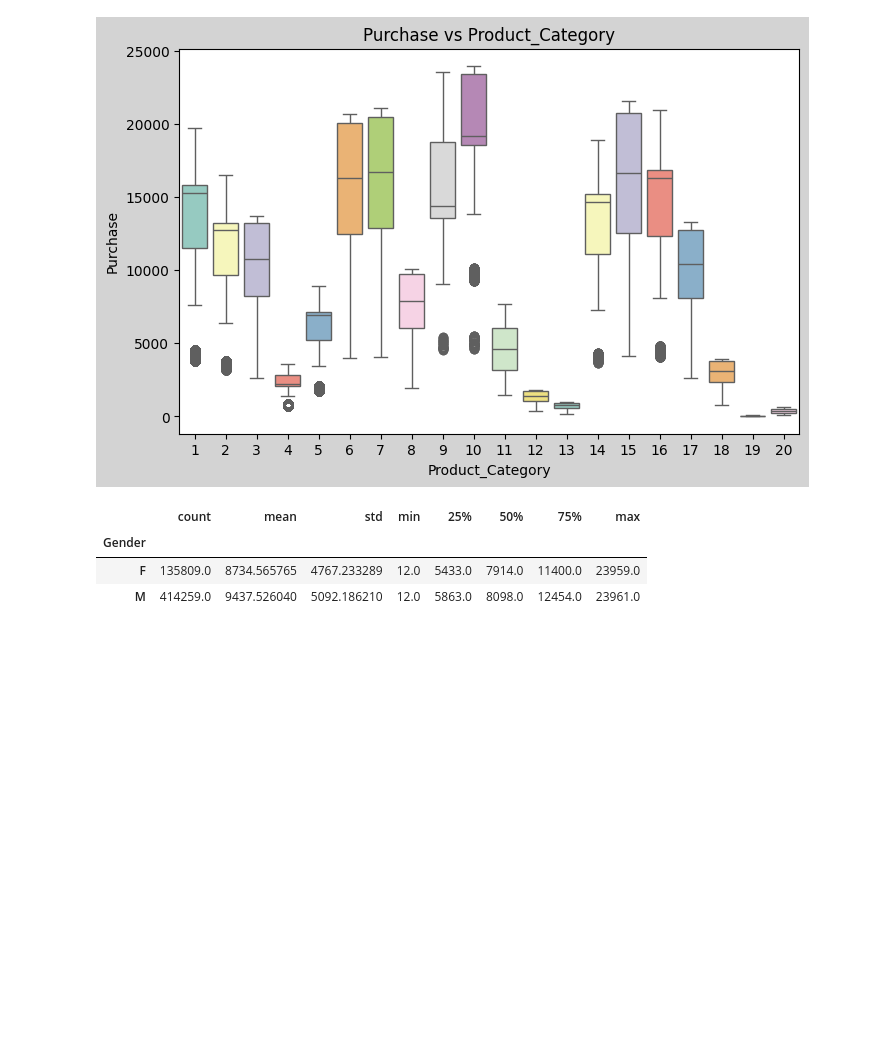
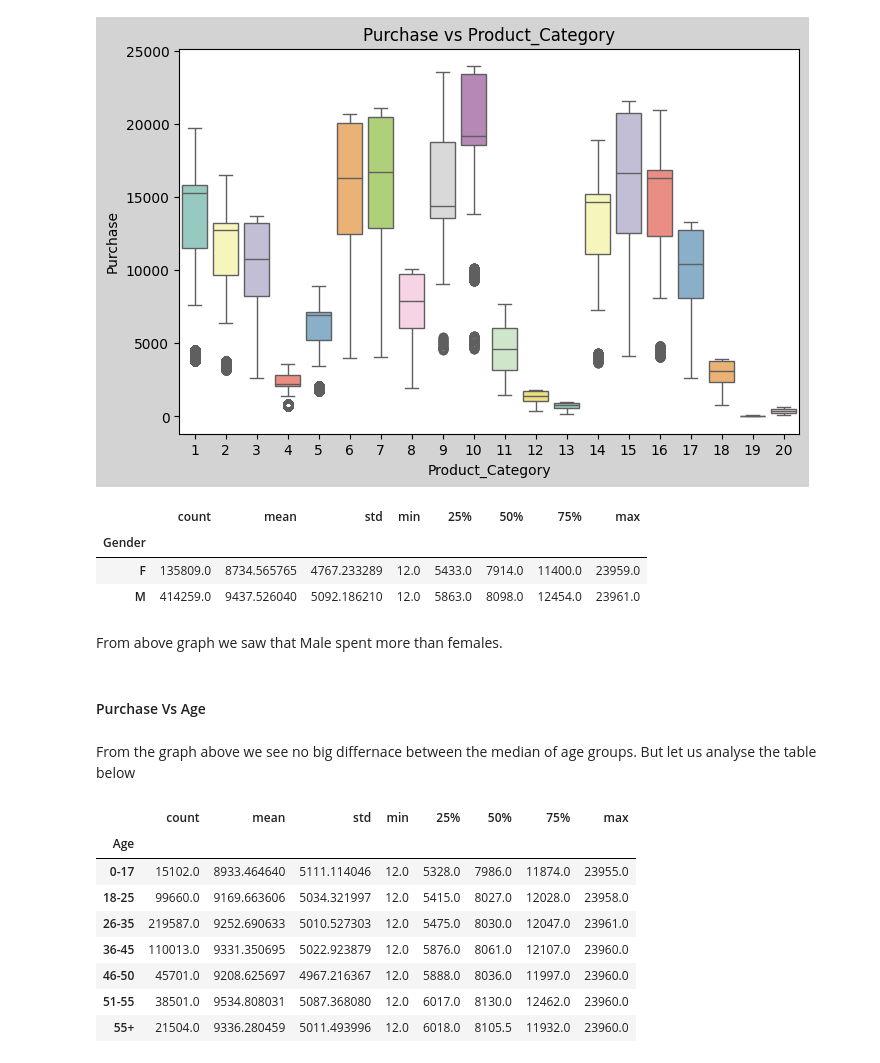
Before and after one commit to AntaraR12/Walmart_CLT, a Jupyter notebook: notebook.ipynb, the cells around one changed output. Saved outputs shown, nothing was run; the diff lists cells and outputs as text; code cells hidden in the pictures; blank space fills up the shorter version.

```diff
--- a/notebook.ipynb
+++ b/notebook.ipynb
@@ -258,3 +265,21 @@ df.groupby(['Gender'])['Purchase'].describe()
 | Gender |  |  |  |  |  |  |  |  |
 | F | 135809.0 | 8734.565765 | 4767.233289 | 12.0 | 5433.0 | 7914.0 | 11400.0 | 23959.0 |
 | M | 414259.0 | 9437.526040 | 5092.186210 | 12.0 | 5863.0 | 8098.0 | 12454.0 | 23961.0 |
+# %% [markdown]
+From above graph we saw that Male spent more than females.
+# %% [markdown]
+#### Purchase Vs Age
+# %% [markdown]
+From the graph above we see no big differnace between the median of age groups. But let us analyse the table below
+# %%
+df.groupby(['Age'])['Purchase'].describe()
+# %% [output]
+|  | count | mean | std | min | 25% | 50% | 75% | max |
+| Age |  |  |  |  |  |  |  |  |
+| 0-17 | 15102.0 | 8933.464640 | 5111.114046 | 12.0 | 5328.0 | 7986.0 | 11874.0 | 23955.0 |
+| 18-25 | 99660.0 | 9169.663606 | 5034.321997 | 12.0 | 5415.0 | 8027.0 | 12028.0 | 23958.0 |
+| 26-35 | 219587.0 | 9252.690633 | 5010.527303 | 12.0 | 5475.0 | 8030.0 | 12047.0 | 23961.0 |
+| 36-45 | 110013.0 | 9331.350695 | 5022.923879 | 12.0 | 5876.0 | 8061.0 | 12107.0 | 23960.0 |
+| 46-50 | 45701.0 | 9208.625697 | 4967.216367 | 12.0 | 5888.0 | 8036.0 | 11997.0 | 23960.0 |
+| 51-55 | 38501.0 | 9534.808031 | 5087.368080 | 12.0 | 6017.0 | 8130.0 | 12462.0 | 23960.0 |
+| 55+ | 21504.0 | 9336.280459 | 5011.493996 | 12.0 | 6018.0 | 8105.5 | 11932.0 | 23960.0 |
```
Also changed, not shown: parts of 10 cells of this notebook.
